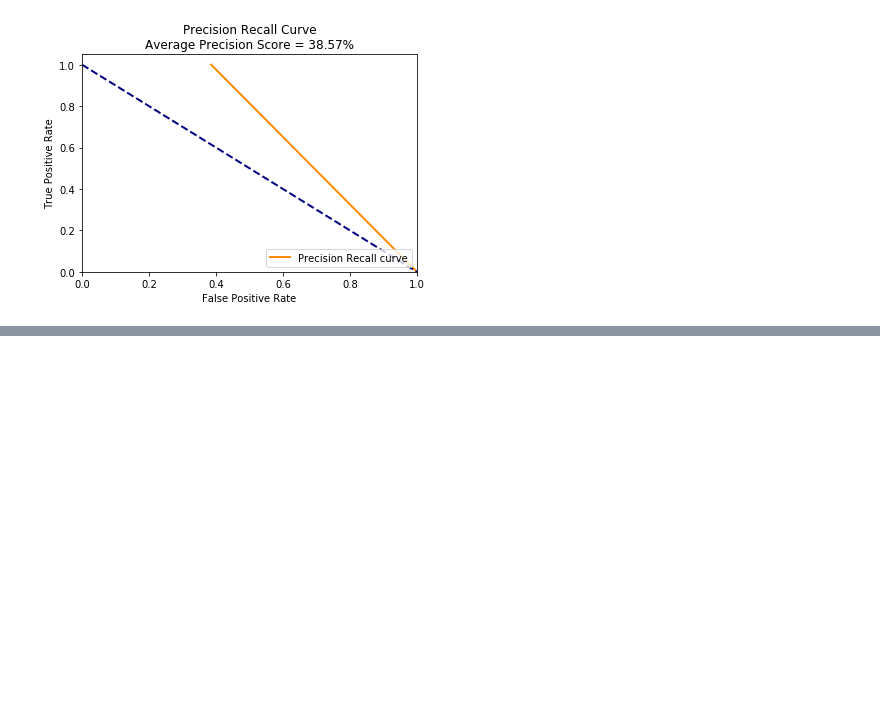
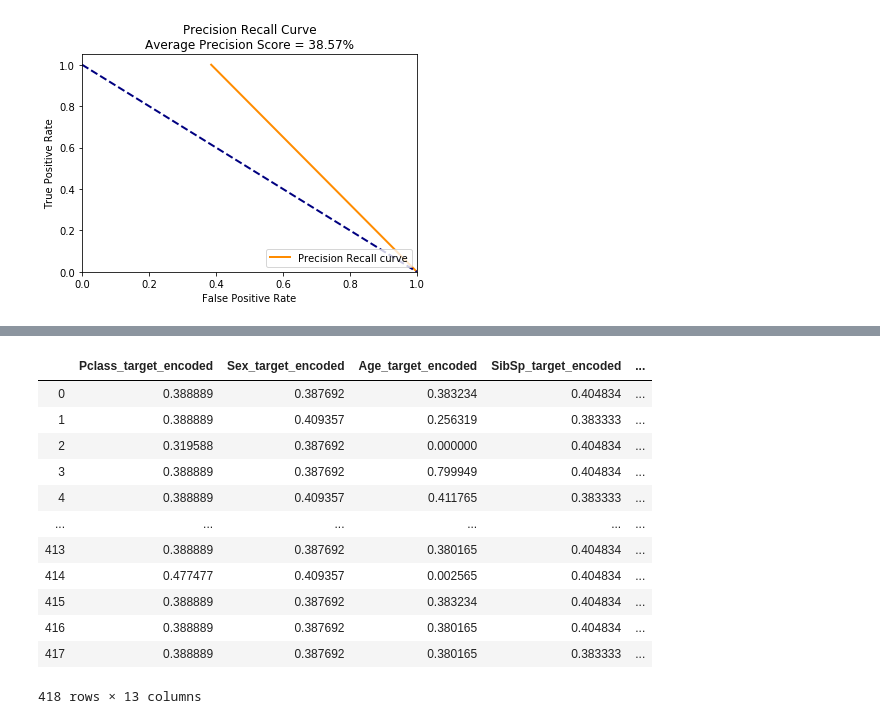
Before and after one commit to crawftv/crawto, a Jupyter notebook: CrawtoDS_output.ipynb, the cells around one changed output, grey strips where cells are left out. Drawn from its saved outputs; the diff is of its cells as text; code cells hidden in the pictures; blank space fills up the shorter version.

```diff
--- a/CrawtoDS_output.ipynb
+++ b/CrawtoDS_output.ipynb
@@ -166,0 +181,16 @@ weighted avg       0.84      0.83      0.83       223
+# %%
+c.test_transformed_data
+# %% [output]
+|  | Pclass_target_encoded | Sex_target_encoded | Age_target_encoded | SibSp_target_encoded | ... |
+| 0 | 0.388889 | 0.387692 | 0.383234 | 0.404834 | ... |
+| 1 | 0.388889 | 0.409357 | 0.256319 | 0.383333 | ... |
+| 2 | 0.319588 | 0.387692 | 0.000000 | 0.404834 | ... |
+| 3 | 0.388889 | 0.387692 | 0.799949 | 0.404834 | ... |
+| 4 | 0.388889 | 0.409357 | 0.411765 | 0.383333 | ... |
+| ... | ... | ... | ... | ... | ... |
+| 413 | 0.388889 | 0.387692 | 0.380165 | 0.404834 | ... |
+| 414 | 0.477477 | 0.409357 | 0.002565 | 0.404834 | ... |
+| 415 | 0.388889 | 0.387692 | 0.383234 | 0.404834 | ... |
+| 416 | 0.388889 | 0.387692 | 0.380165 | 0.404834 | ... |
+| 417 | 0.388889 | 0.387692 | 0.380165 | 0.383333 | ... |
+418 rows × 13 columns
```
Also changed, not shown: parts of 10 cells of this notebook, 1 other file.
